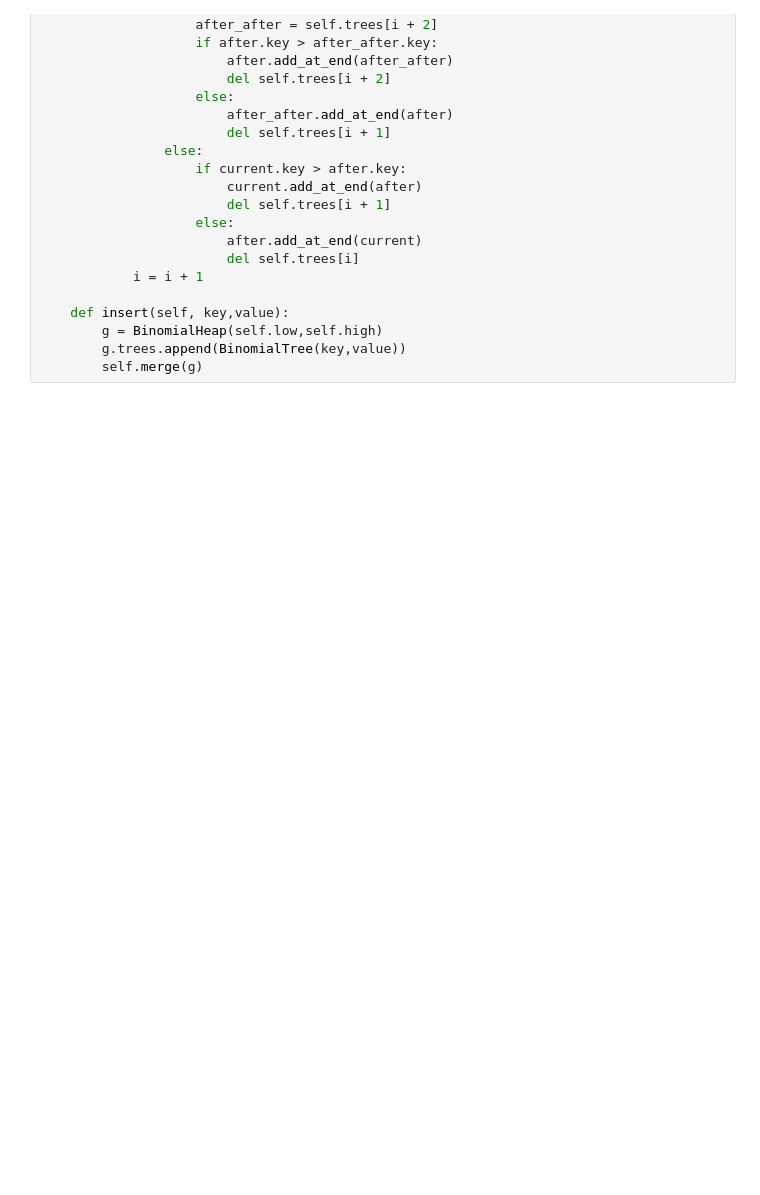
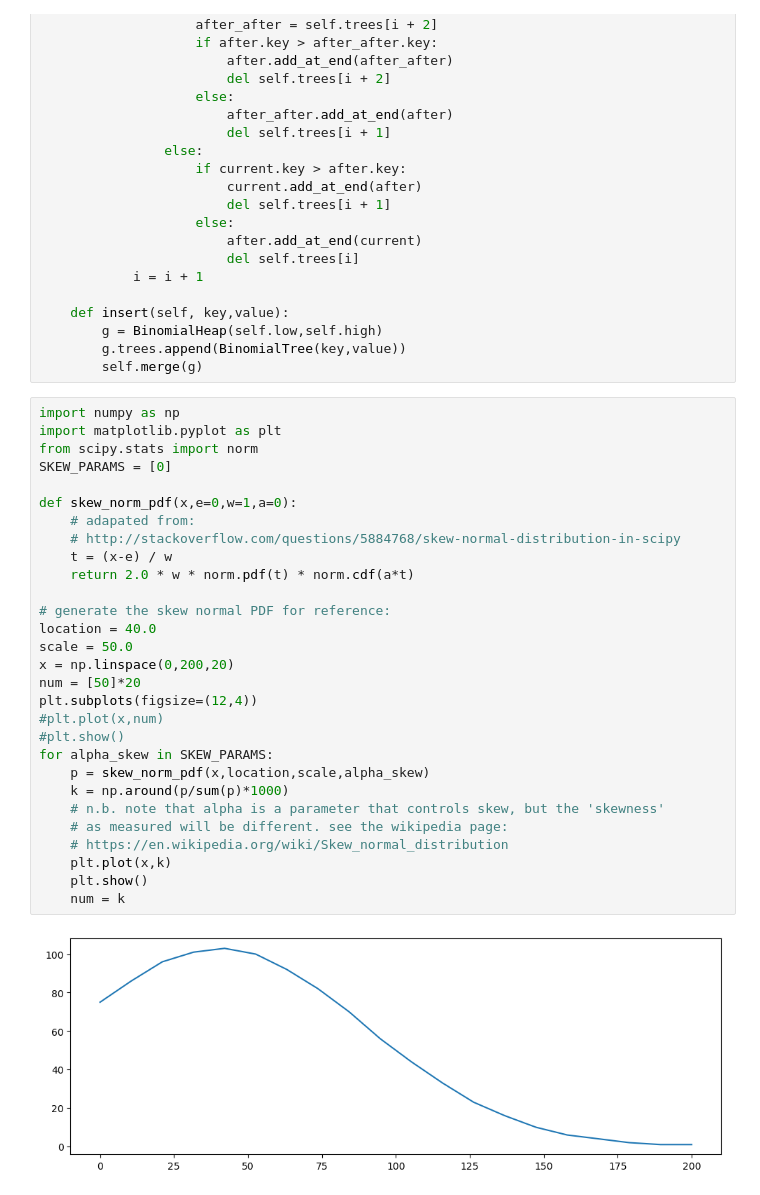
Before and after one commit to ychuang1234/0-1-Knapsack-problem-with-binomial-tree-compression-and-quantization, a Jupyter notebook: 01 knapsack.ipynb, the cells around one changed output. Cells and saved outputs as stored; diff of their text form; blank space fills up the shorter version.

```diff
--- a/01 knapsack.ipynb
+++ b/01 knapsack.ipynb
@@ -180,4 +180,35 @@ class BinomialHeap:
         g = BinomialHeap(self.low,self.high)
         g.trees.append(BinomialTree(key,value))
         self.merge(g)
+# %%
+import numpy as np
+import matplotlib.pyplot as plt
+from scipy.stats import norm
+SKEW_PARAMS = [0]
+
+def skew_norm_pdf(x,e=0,w=1,a=0):
+    # adapated from:
+    # http://stackoverflow.com/questions/5884768/skew-normal-distribution-in-scipy
+    t = (x-e) / w
+    return 2.0 * w * norm.pdf(t) * norm.cdf(a*t)
+
+# generate the skew normal PDF for reference:
+location = 40.0
+scale = 50.0
+x = np.linspace(0,200,20)
+num = [50]*20
+plt.subplots(figsize=(12,4))
+#plt.plot(x,num)
+#plt.show()
+for alpha_skew in SKEW_PARAMS:
+    p = skew_norm_pdf(x,location,scale,alpha_skew)
+    k = np.around(p/sum(p)*1000)
+    # n.b. note that alpha is a parameter that controls skew, but the 'skewness'
+    # as measured will be different. see the wikipedia page:
+    # https://en.wikipedia.org/wiki/Skew_normal_distribution
+    plt.plot(x,k)
+    plt.show()
+    num = k
+# %% [output]
+[figure, added]
 # %%
```
Also changed, not shown: parts of 5 cells of this notebook.
